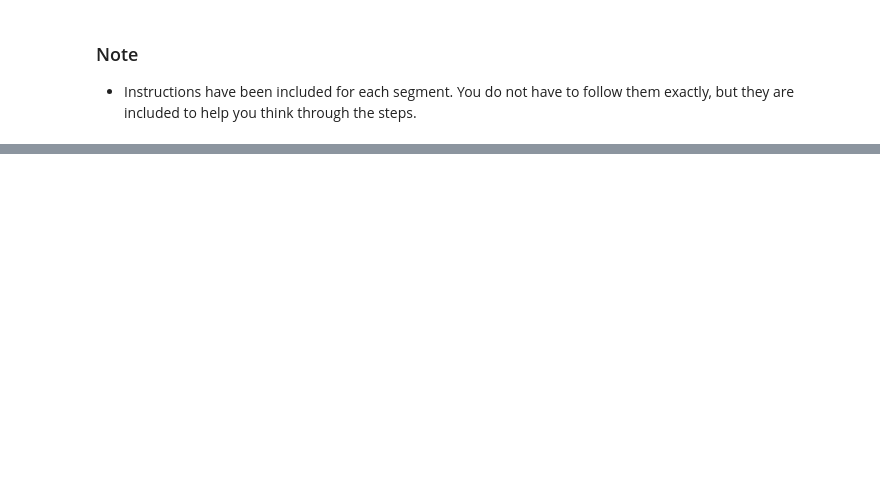
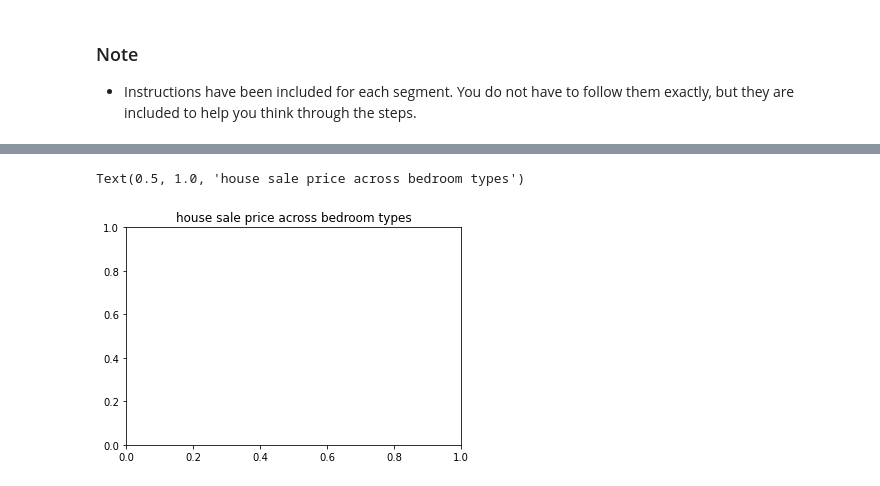
Before and after one commit to Dion-Daniels/Project1, a Jupyter notebook: Data/House_Commodities_Data_Cleanup.ipynb, the cells around one changed output, grey strips where cells are left out. Saved outputs shown, nothing was run; the diff lists cells and outputs as text; code cells hidden in the pictures; blank space fills up the shorter version.

```diff
--- a/Data/House_Commodities_Data_Cleanup.ipynb
+++ b/Data/House_Commodities_Data_Cleanup.ipynb
@@ -162,3 +297,9 @@ iron_city_df.to_csv('Outputs/complete_house_iron.csv')
+# %%
+fig1, ax1 = plt.subplots()
+ax1.set_title('house sale price across bedroom types')
+# %% [output]
+Text(0.5, 1.0, 'house sale price across bedroom types')
+[figure, added]
 # %%
 #create data drame of 3 bedroom houses
 three_bed_df = iron_city_df[iron_city_df['BEDROOMS']==3]
```
Also changed, not shown: parts of 27 cells of this notebook, 3 other files.
